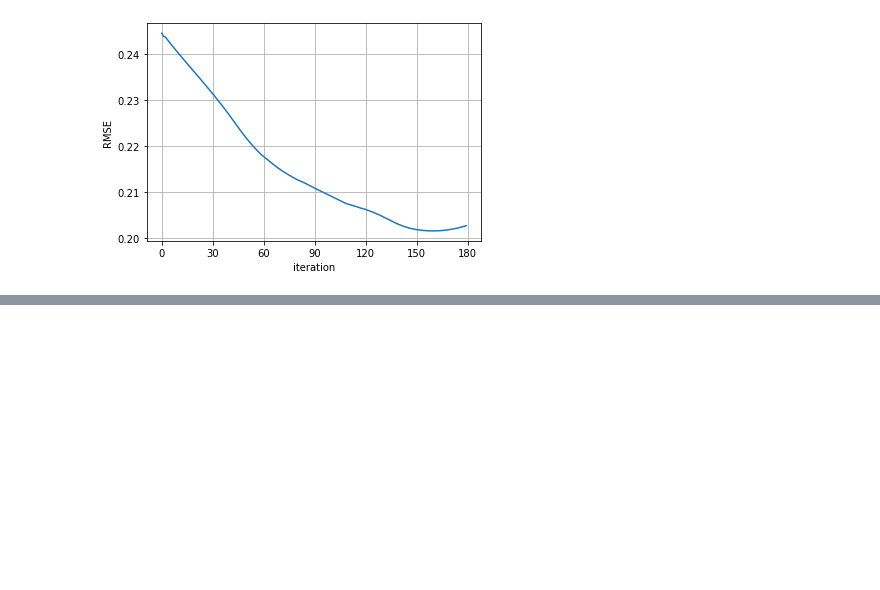
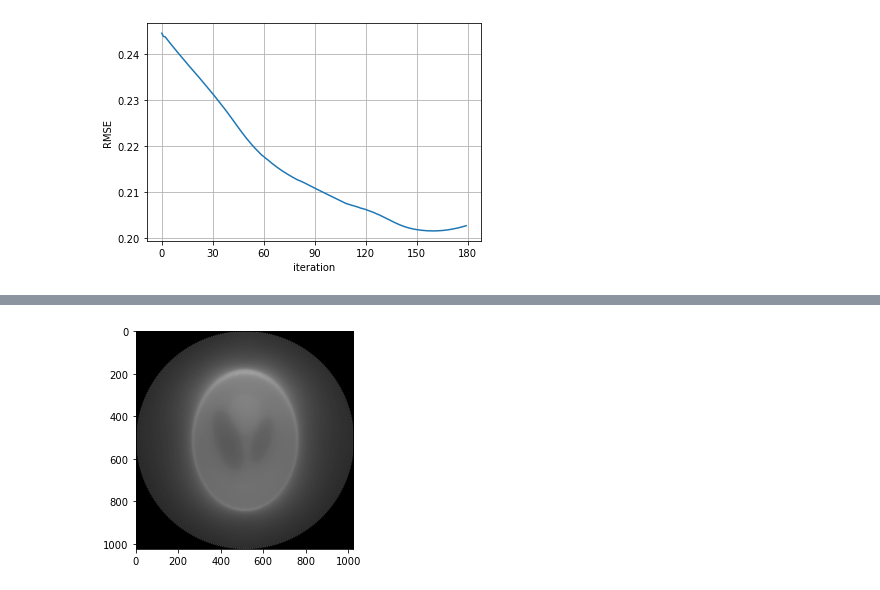
Before and after one commit to codeblessing/S6-IwM, a Jupyter notebook: ct.ipynb, the cells around one changed output, grey strips where cells are left out. Drawn from its saved outputs; the diff is of its cells as text; code cells hidden in the pictures; blank space fills up the shorter version.

```diff
--- a/ct.ipynb
+++ b/ct.ipynb
@@ -671,0 +684,8 @@ print('RMSE2 filtered', RMSE_filtered2)
+# %%
+imshow(reconstructed_filtered1, cmap='gray')
+imsave('report/reconstructed_filtered1.png', reconstructed_filtered1, cmap='gray')
+imsave('report/reconstructed_filtered2.png', reconstructed_filtered2, cmap='gray')
+imsave('report/reconstructed1.png', reconstructed1, cmap='gray')
+imsave('report/reconstructed2.png', reconstructed2, cmap='gray')
+# %% [output]
+[figure, added]
```
Also changed, not shown: parts of 2 cells of this notebook.
